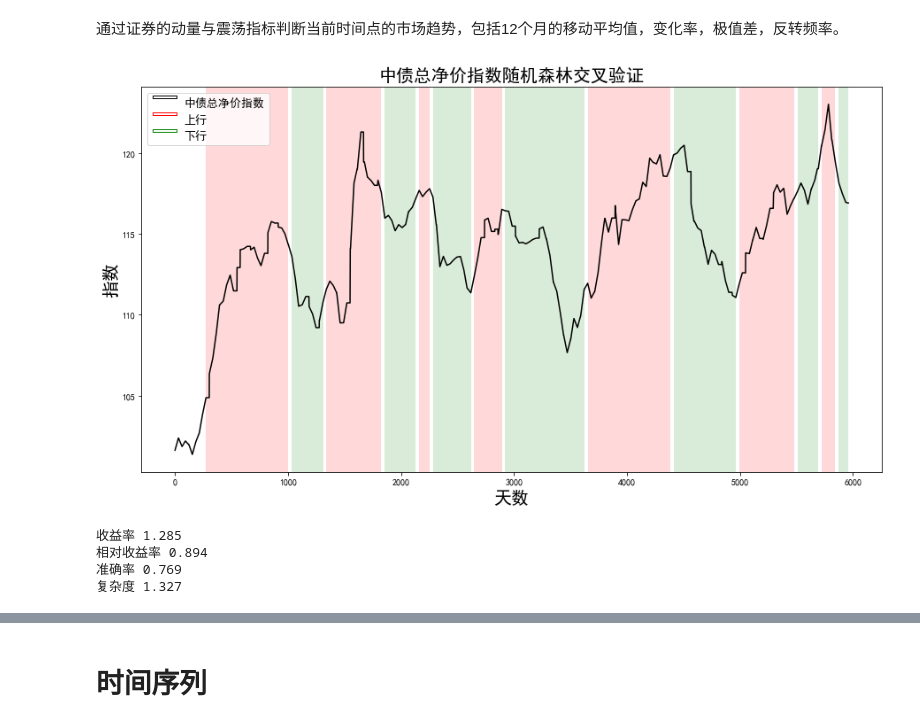
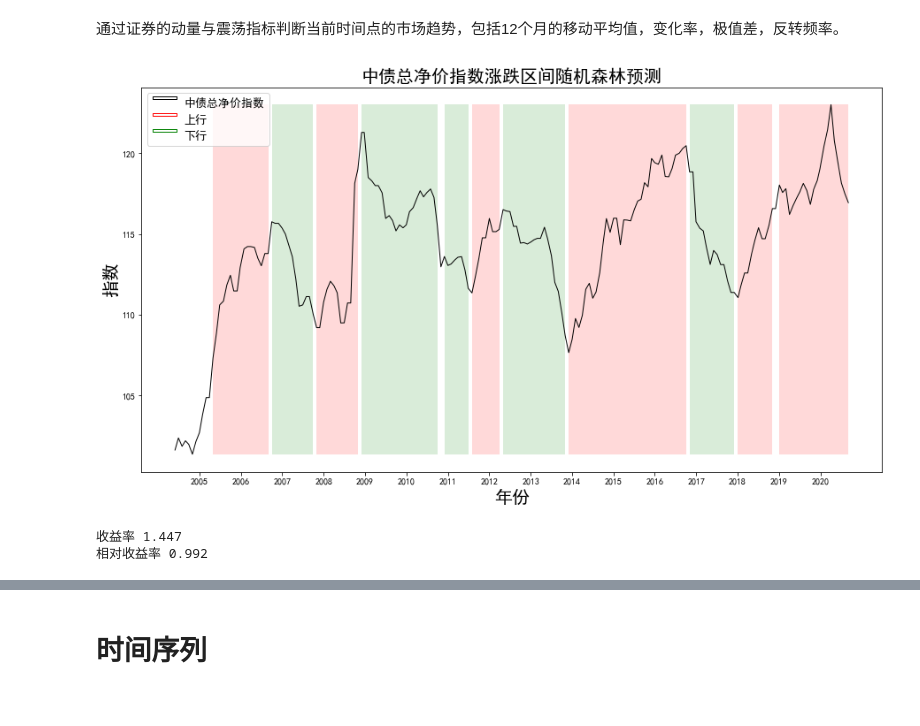
Before and after one commit to LimboRift/wkzq, a Jupyter notebook: 整理结果.ipynb, the cells around one changed output, grey strips where cells are left out. Drawn from its saved outputs; the diff is of its cells as text; code cells hidden in the pictures.

```diff
--- a/整理结果.ipynb
+++ b/整理结果.ipynb
@@ -396,79 +469,49 @@ train_x, valid_x, train_y, valid_y = x[:int(len(x)*r)], x[int(len(x)*r):], (ud[l
 # %% [markdown]
 通过证券的动量与震荡指标判断当前时间点的市场趋势，包括12个月的移动平均值，变化率，极值差，反转频率。
 # %%
-#选择变量
-b_i = []
+#选择模型时间长度
+rf=RandomForestRegressor()
+rf.fit(data_bond, ud[11:])
+rf_prd = np.array(-(-1) ** (rf.predict(data_bond) >= 0))
 
-for i in range(len(df)):
-    temp = []
-    for j in range(10,12):
-        temp.append(df[i][j])
-    b_i.append(temp)
-
-l1 = 100
-h1 = 130
-
-#随机森林
-ud_rf_b = [0] * len(b_i)
-ng = 4
-for i in range(ng):
-    train_x = b_i[i*65:(i+1)*65]
-    train_y = ud[11:][i*65:(i+1)*65]
-    valid_x = b_i[0:i*65] + b_i[(i+1)*65:len(b_i)]
-    valid_y = ud[11:][0:i*65] + ud[11:][(i+1)*65:len(b_i)]
-
-    rf=RandomForestRegressor(n_estimators = 500)
-    rf.fit(train_x, train_y)
-    rf_prd = np.array(-(-1) ** (rf.predict(valid_x) >= 0))
-
-    aaa1 = rf_prd[0:i*65]
-    aaa2 = rf_prd[i*65:len(rf_prd)]
-
-    ud_rf_b[0:i*65] += aaa1
-    ud_rf_b[(i+1)*65:len(b_i)] += aaa2
-
-ud_rf_b = smooth(-(-1) ** (np.array(ud_rf_b) > 0))
-l_rf = len(d8) - len(ud_rf_b)
+l_rf = len(d8) - len(rf_prd)
 
 plt.rcParams['font.family']=['SimHei']
 fig, ax = plt.subplots(figsize=(15,8))
-ax.set_title('中债总净价指数随机森林交叉验证',fontproperties='SimHei', size = 20)
-ax.plot(d8, data[2], color='black', linewidth = 1.5, label = '中债总净价指数')
+ax.set_title('中债总净价指数涨跌区间随机森林预测',fontproperties='SimHei', size = 20)
+ax.plot(d8, data[2], color='black', linewidth = 1, label = '中债总净价指数')
 
-plt.xlabel(u'天数',fontproperties='SimHei',fontsize = 20)
+plt.xlabel(u'年份',fontproperties='SimHei',fontsize = 20)
+plt.xticks([i for i in range(d8[find1y(date)],d8[-1],365)], [date[i].year for i in range(find1y(date),len(d8),12)])
 plt.ylabel(u'指数',fontproperties='SimHei',fontsize = 20)
 
 collection = collections.BrokenBarHCollection.span_where(
-    d8[l_rf:], ymin=l1, ymax=h1, where=np.array(ud_rf_b) == 1, facecolor='red', alpha=.15, label = '上行')
+    d8[l_rf:], ymin=min(data[2]), ymax=max(data[2]), where=np.array(rf_prd) == 1, facecolor='red', alpha=.15, label = '上行')
 ax.add_collection(collection)
 
 collection = collections.BrokenBarHCollection.span_where(
-    d8[l_rf:], ymin=l1, ymax=h1, where=np.array(ud_rf_b) == -1, facecolor='green', alpha=.15, label = '下行')
+    d8[l_rf:], ymin=min(data[2]), ymax=max(data[2]), where=np.array(rf_prd) == -1, facecolor='green', alpha=.15, label = '下行')
 ax.add_collection(collection)
 
-colors = ['black','red', 'green']
-new_legends = ['-'] * len(colors)
-markers = ['-'] * len(colors)
+new_legends = ["-", "-", "-"]
+markers = ['-','-','-']
+colors = ['black', 'red', 'green']
 
 _, labels = ax.get_legend_handles_labels()
 
 duplicates = [dupe_legend(leg, color) for leg, color in zip(new_legends, colors)]
 ax.legend(duplicates, labels, numpoints=1, markerscale=5, fontsize=13)
 
 plt.show()
 
-p1 = round(profit(data[2][11:],ud_rf_b),3)
-rp1 = round(profit(data[2][11:],ud_rf_b)/profit(data[2][11:], ud[11:]),3)
-a1 = round(acc(ud_rf_b, ud[11:]),3)
-c1 = round(cpx(ud_rf_b)/base_cpx,3)
+p1 = round(profit(data[2][l_rf:],rf_prd),3)
+rp1 = round(profit(data[2][l_rf:],rf_prd)/profit(data[2][l-1:], ud[l-1:]),3)
+a1 = round(acc(rf_prd, ud[l_rf:]),3)
+c1 = round(cpx(rf_prd)/base_cpx,3)
 
 print('收益率', p1)
 print('相对收益率', rp1)
-print('准确率', a1)
-print('复杂度', c1)
 # %% [output]
-[figure, old version]
+[figure, new version]
-收益率 1.285
-相对收益率 0.894
-准确率 0.769
-复杂度 1.327
+收益率 1.447
+相对收益率 0.992
```
Also changed, not shown: parts of 8 cells of this notebook, 15 other files.
